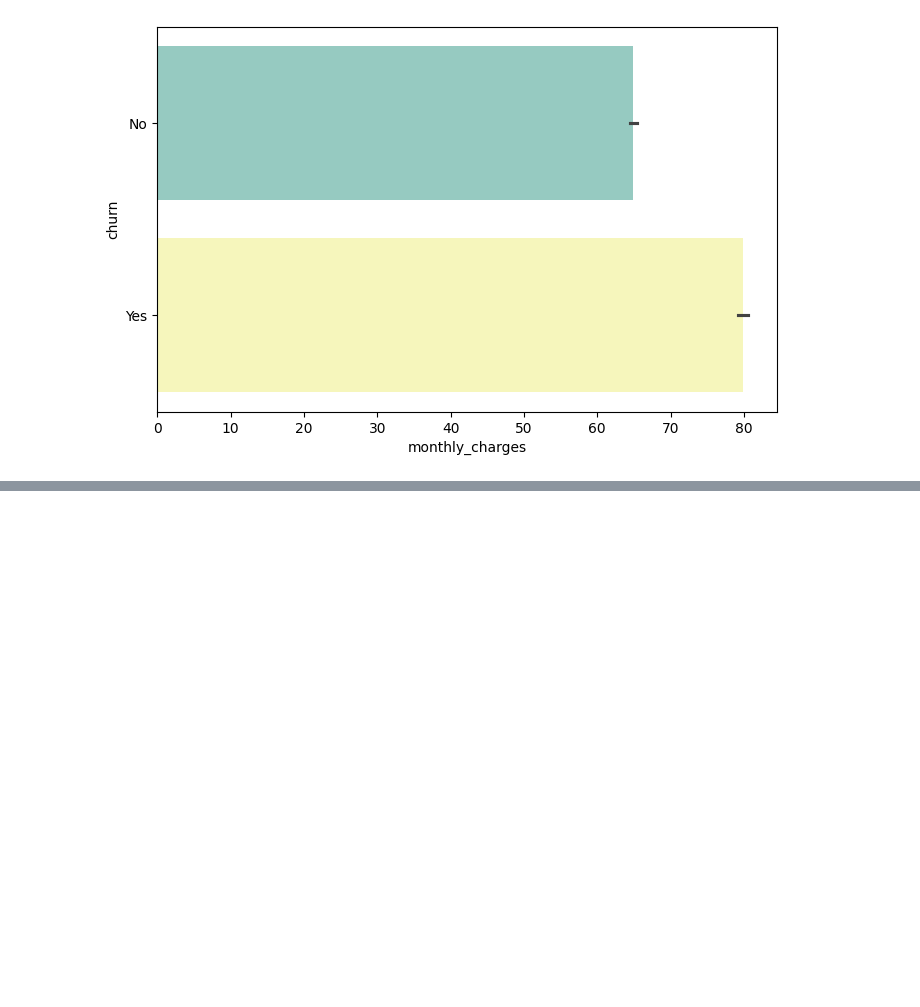
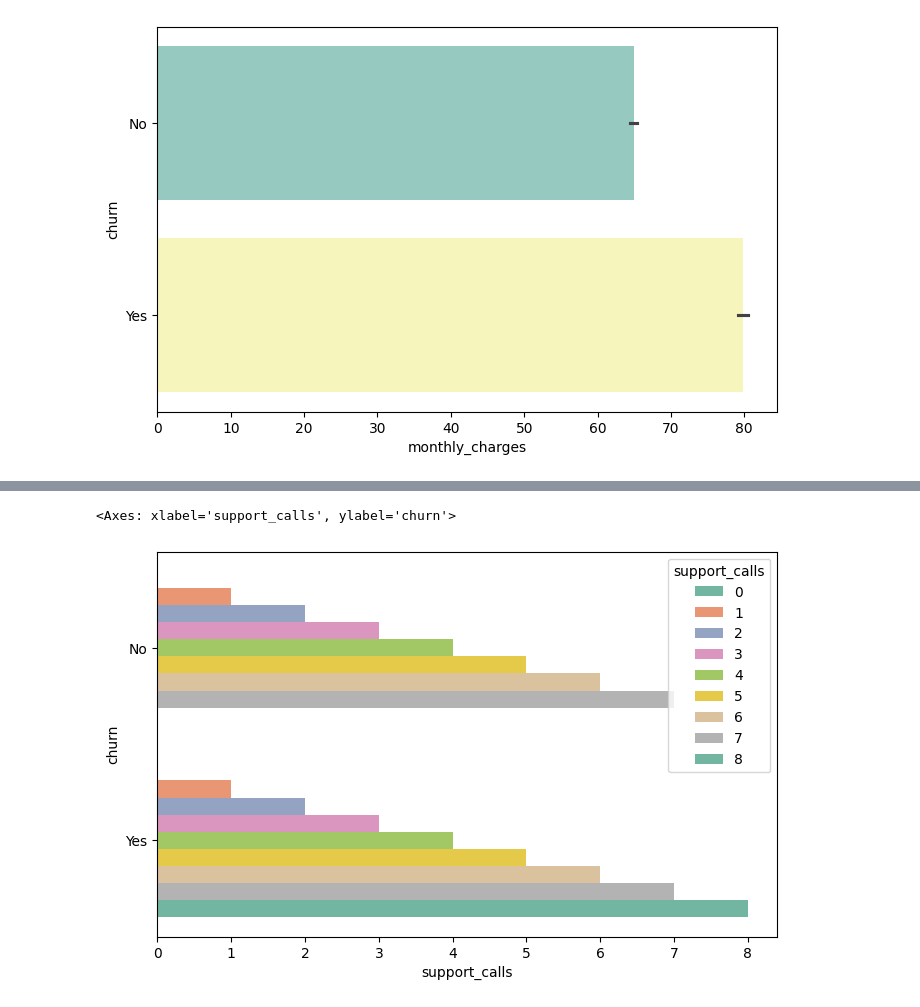
Before and after one commit to harshbhatt15/Additional_Projects, a Jupyter notebook: customer_churn/customer_churn_Classification.ipynb, the cells around one changed output, grey strips where cells are left out. Saved outputs shown, nothing was run; the diff lists cells and outputs as text; code cells hidden in the pictures; blank space fills up the shorter version.

```diff
--- a/customer_churn/customer_churn_Classification.ipynb
+++ b/customer_churn/customer_churn_Classification.ipynb
@@ -244,0 +255,7 @@ Passing `palette` without assigning `hue` is deprecated and will be removed in v
+# %%
+# contract
+plt.figure(figsize=(8,5))
+sns.barplot(x='support_calls', y ='churn',data=customer_churn , palette='Set2' , hue='support_calls')
+# %% [output]
+<Axes: xlabel='support_calls', ylabel='churn'>
+[figure, added]
```
Also changed, not shown: parts of 1 cell of this notebook.
